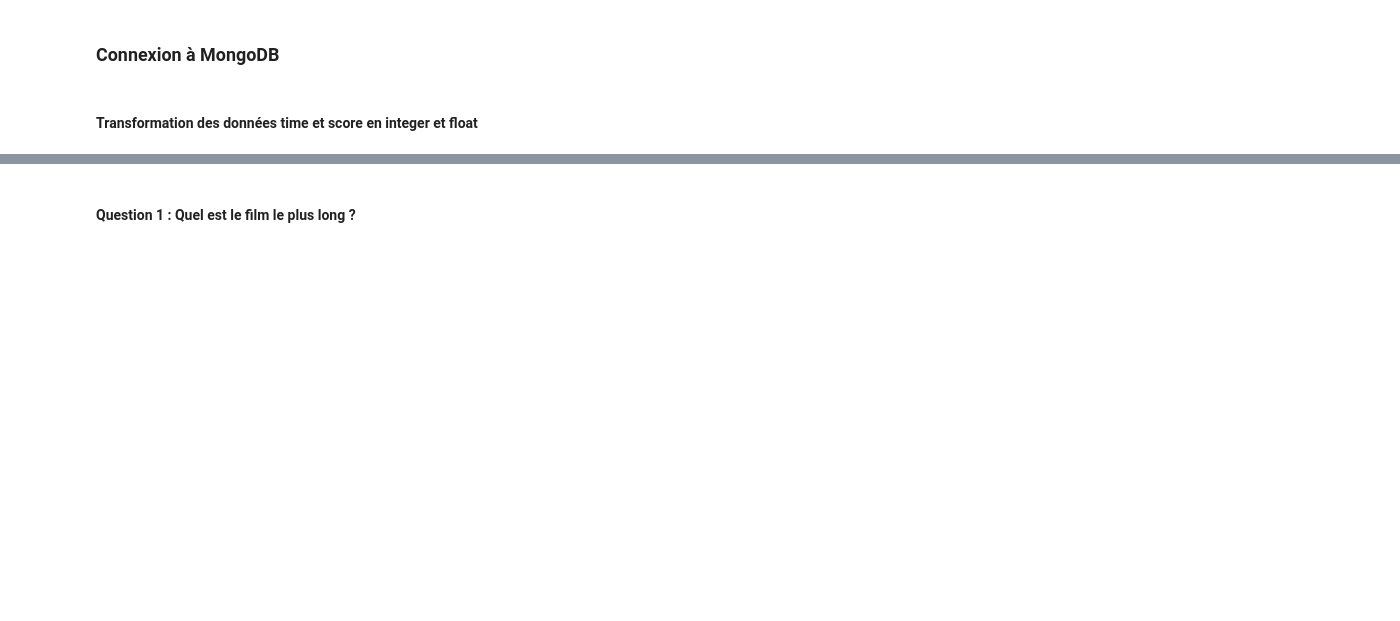
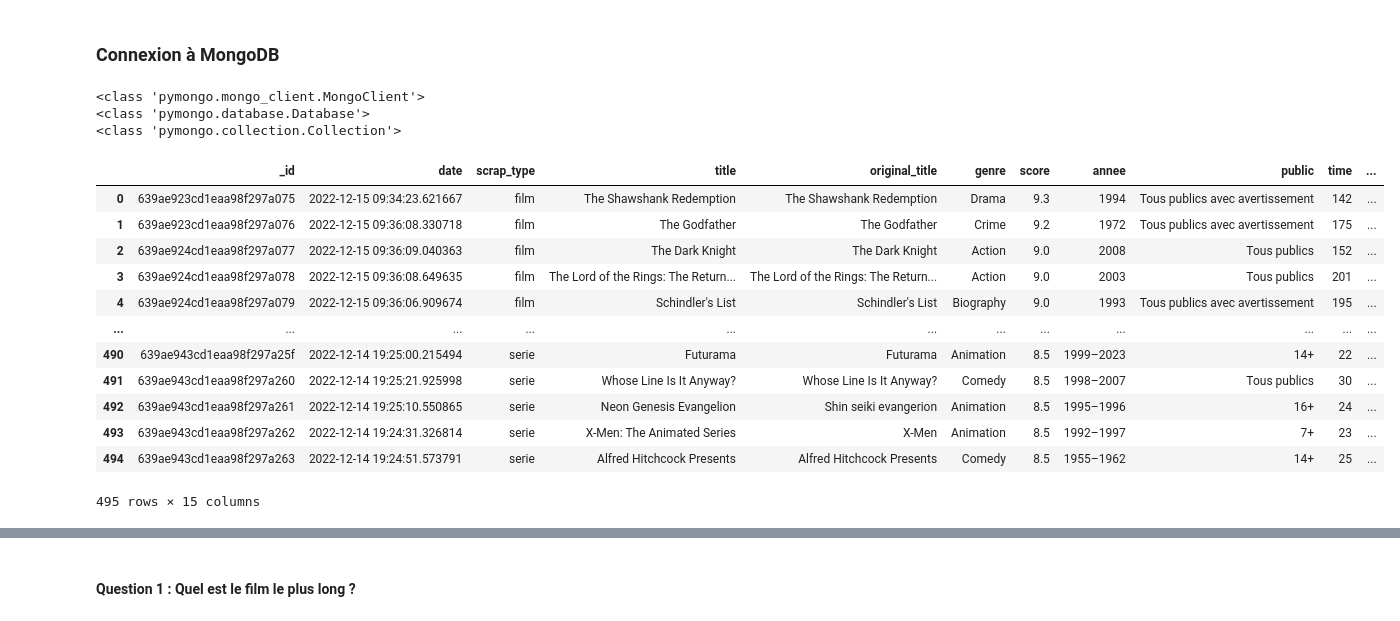
Before and after one commit to Benalieur/imdbFilms, a Jupyter notebook: MongoDbFilm/MongoDbFilm/spiders/pymongo_requetes.ipynb, the cells around one changed output, grey strips where cells are left out. Cells and saved outputs as stored; diff of their text form; code cells hidden in the pictures; blank space fills up the shorter version.

```diff
--- a/MongoDbFilm/MongoDbFilm/spiders/pymongo_requetes.ipynb
+++ b/MongoDbFilm/MongoDbFilm/spiders/pymongo_requetes.ipynb
@@ -9,5 +11,11 @@ client = pymongo.MongoClient("mongodb+srv://benalieur:C4qxymSvHupyQZG@imdbfilms.
 
 db = client["imdb"]
 collection = db["films_series"]
+
+print(type(client))
+print(type(db))
+print(type(collection))
+# %% [output]
+<class 'pymongo.mongo_client.MongoClient'>
+<class 'pymongo.database.Database'>
+<class 'pymongo.collection.Collection'>
-# %% [markdown]
-#### Transformation des données time et score en integer et float
@@ -45,0 +22,25 @@ for doc in data:
+# %%
+list_data = []
+
+data = collection.find()
+
+for i in data:
+    list_data.append(i)
+
+df = pd.DataFrame(list_data)
+
+df
+# %% [output]
+|  | _id | date | scrap_type | title | original_title | genre | score | annee | public | time | ... |
+| 0 | 639ae923cd1eaa98f297a075 | 2022-12-15 09:34:23.621667 | film | The Shawshank Redemption | The Shawshank Redemption | Drama | 9.3 | 1994 | Tous publics avec avertissement | 142 | ... |
+| 1 | 639ae923cd1eaa98f297a076 | 2022-12-15 09:36:08.330718 | film | The Godfather | The Godfather | Crime | 9.2 | 1972 | Tous publics avec avertissement | 175 | ... |
+| 2 | 639ae924cd1eaa98f297a077 | 2022-12-15 09:36:09.040363 | film | The Dark Knight | The Dark Knight | Action | 9.0 | 2008 | Tous publics | 152 | ... |
+| 3 | 639ae924cd1eaa98f297a078 | 2022-12-15 09:36:08.649635 | film | The Lord of the Rings: The Return... | The Lord of the Rings: The Return... | Action | 9.0 | 2003 | Tous publics | 201 | ... |
+| 4 | 639ae924cd1eaa98f297a079 | 2022-12-15 09:36:06.909674 | film | Schindler's List | Schindler's List | Biography | 9.0 | 1993 | Tous publics avec avertissement | 195 | ... |
+| ... | ... | ... | ... | ... | ... | ... | ... | ... | ... | ... | ... |
+| 490 | 639ae943cd1eaa98f297a25f | 2022-12-14 19:25:00.215494 | serie | Futurama | Futurama | Animation | 8.5 | 1999–2023 | 14+ | 22 | ... |
+| 491 | 639ae943cd1eaa98f297a260 | 2022-12-14 19:25:21.925998 | serie | Whose Line Is It Anyway? | Whose Line Is It Anyway? | Comedy | 8.5 | 1998–2007 | Tous publics | 30 | ... |
+| 492 | 639ae943cd1eaa98f297a261 | 2022-12-14 19:25:10.550865 | serie | Neon Genesis Evangelion | Shin seiki evangerion | Animation | 8.5 | 1995–1996 | 16+ | 24 | ... |
+| 493 | 639ae943cd1eaa98f297a262 | 2022-12-14 19:24:31.326814 | serie | X-Men: The Animated Series | X-Men | Animation | 8.5 | 1992–1997 | 7+ | 23 | ... |
+| 494 | 639ae943cd1eaa98f297a263 | 2022-12-14 19:24:51.573791 | serie | Alfred Hitchcock Presents | Alfred Hitchcock Presents | Comedy | 8.5 | 1955–1962 | 14+ | 25 | ... |
+495 rows × 15 columns
```
Also changed, not shown: parts of 20 cells of this notebook, 4 other files.
